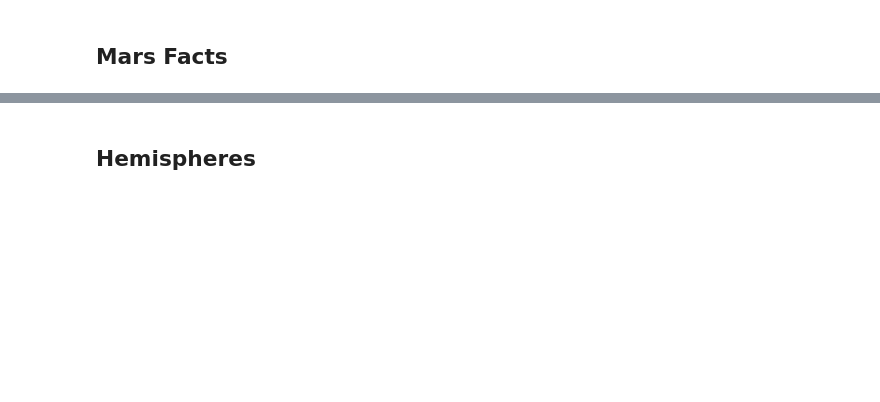
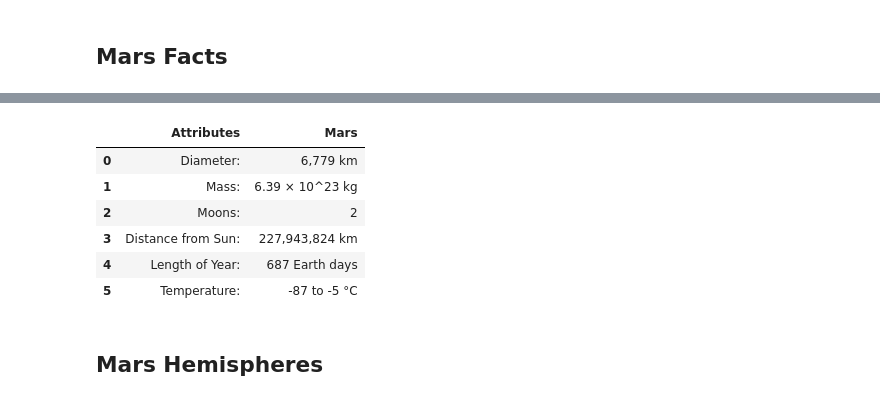
Before and after one commit to kfmatovic716/MISSION-TO-MARS---WebScraping-MongoDB, a Jupyter notebook: mission_to_mars.ipynb, the cells around one changed output, grey strips where cells are left out. Saved outputs shown, nothing was run; the diff lists cells and outputs as text; code cells hidden in the pictures; blank space fills up the shorter version.

```diff
--- a/mission_to_mars.ipynb
+++ b/mission_to_mars.ipynb
@@ -85,0 +144,12 @@ news_title = soup.find_all('div', class_='content_title')
+# %%
+# Dropped the column wit Earth Facts
+mars_df= mars_df.drop(columns = ["Earth"])
+mars_df
+# %% [output]
+|  | Attributes | Mars |
+| 0 | Diameter: | 6,779 km |
+| 1 | Mass: | 6.39 × 10^23 kg |
+| 2 | Moons: | 2 |
+| 3 | Distance from Sun: | 227,943,824 km |
+| 4 | Length of Year: | 687 Earth days |
+| 5 | Temperature: | -87 to -5 °C |
@@ -86,3 +159,3 @@ news_title = soup.find_all('div', class_='content_title')
 # %% [markdown]
-## Hemispheres
+## Mars Hemispheres
 # %%
```
Also changed, not shown: parts of 36 cells of this notebook, 2 other files.
